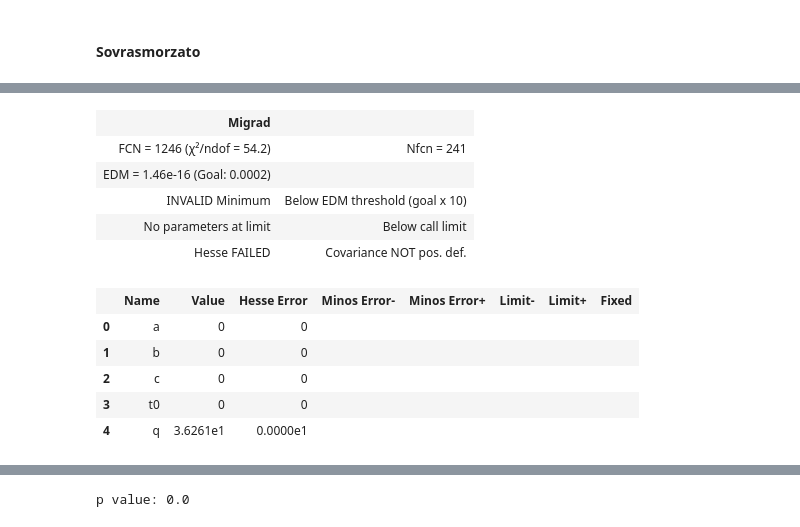
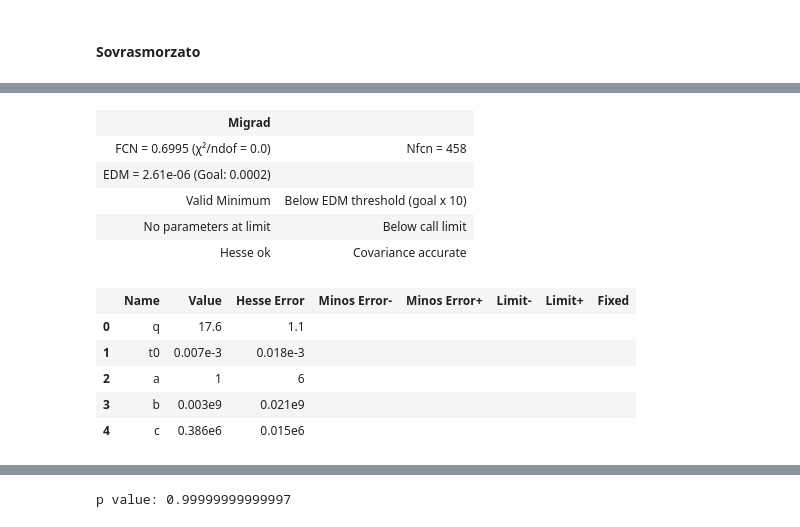
Before and after one commit to ARossiUnimib/Laboratorio-2---Gruppo-21-A.A.-2023-24, a Jupyter notebook: Notebooks/Circuiti_2/Circuiti_2.ipynb, the cells around one changed output, grey strips where cells are left out. Drawn from its saved outputs; the diff is of its cells as text; code cells hidden in the pictures.

```diff
--- a/Notebooks/Circuiti_2/Circuiti_2.ipynb
+++ b/Notebooks/Circuiti_2/Circuiti_2.ipynb
@@ -659,8 +659,8 @@ C = 5 * 10 ** (-9) #farad
 L = 14 * 10 ** (-3) #henry
 V0 = 6 #volt
 # %%
-def model(t, q, t0, a, b, c):
-    return a * np.e**(- b * (t-t0)) * (b * np.cos(c * (t-t0)) + c * np.sin(c * (t-t0))) + q
+def model(t, q, t0, a, b, c, d):
+    return a * np.exp(-b * (t-t0)) * np.cos(c * (t-t0) + d) + q
 # %%
 data = np.loadtxt("Dati/RLC_sotto.txt")
 
@@ -676,8 +676,5 @@ V = np.array(V)
 # %%
 fig,ax = plt.subplots(1,1)
 plt.scatter(t,V)
-x = np.linspace(0,10,10000)
-y = model(x, a = 2, b = 3, q=0, c=0.001, t0=0)
-plt.plot(x,y)
 plt.show()
 # %% [output]
@@ -687,7 +684,7 @@ V_err = 0.05 * abs(V)
 
 minimi_quadrati = LeastSquares(t, V, V_err, model)
 
-m = Minuit(minimi_quadrati, q = 0, t0 = 0, a = 0.5, b = 0, c = 0)
+m = Minuit(minimi_quadrati, q = 0, t0 = 0.0025, a = 0.4, b = 0, c = 12500, d = 0)
 m.strategy = 2
 m.migrad()
 m.hesse()
@@ -740,36 +745,37 @@ V = np.array(V)
+# %%
+'''def model(t, q, t0, a, b, c, d):
+    return a * np.exp(- b * (t-t0)) + c * np.exp(- d * (t-t0)) + q'''
+
+def model(t, q, t0, a, b, c):
+    return (a + b * t) * np.exp( - c * (t-t0)) + q
 # %%
-def model(t, a, b, c, t0, q):
-
-    return a * (np.exp(-(b-c)*(t-t0)) - np.exp(-(b+c)*(t-t0))) + q
-
 V_err = 0.05 * abs(V)
 
 minimi_quadrati = LeastSquares(t, V, V_err, model)
 
-m = Minuit(minimi_quadrati, q = 0, a = 0 , b= 0, c=0, t0=0)
+m = Minuit(minimi_quadrati, q = 20, t0 = 0, a = 10,b = 10, c = 100000)
 
 m.strategy = 2
-
 m.migrad()
 m.hesse()
 
 display(m)
 
 def func(x):
     return chi2.cdf(x,m.ndof)
 
 pvalue = func(np.inf) - func(m.fval)
 print("p value: " + str(pvalue))
 # %% [output]
 | Migrad |  |
-| FCN = 1246 (χ²/ndof = 54.2) | Nfcn = 241 |
-| EDM = 1.46e-16 (Goal: 0.0002) |  |
-| INVALID Minimum | Below EDM threshold (goal x 10) |
+| FCN = 0.6995 (χ²/ndof = 0.0) | Nfcn = 458 |
+| EDM = 2.61e-06 (Goal: 0.0002) |  |
+| Valid Minimum | Below EDM threshold (goal x 10) |
 | No parameters at limit | Below call limit |
-| Hesse FAILED | Covariance NOT pos. def. |
+| Hesse ok | Covariance accurate |
 |  | Name | Value | Hesse Error | Minos Error- | Minos Error+ | Limit- | Limit+ | Fixed |
-| 0 | a | 0 | 0 |  |  |  |  |  |
-| 1 | b | 0 | 0 |  |  |  |  |  |
-| 2 | c | 0 | 0 |  |  |  |  |  |
-| 3 | t0 | 0 | 0 |  |  |  |  |  |
-| 4 | q | 3.6261e1 | 0.0000e1 |  |  |  |  |  |
+| 0 | q | 17.6 | 1.1 |  |  |  |  |  |
+| 1 | t0 | 0.007e-3 | 0.018e-3 |  |  |  |  |  |
+| 2 | a | 1 | 6 |  |  |  |  |  |
+| 3 | b | 0.003e9 | 0.021e9 |  |  |  |  |  |
+| 4 | c | 0.386e6 | 0.015e6 |  |  |  |  |  |
@@ -776 +788 @@ print("p value: " + str(pvalue))
-p value: 0.0
+p value: 0.99999999999997
```
Also changed, not shown: parts of 4 cells of this notebook.
